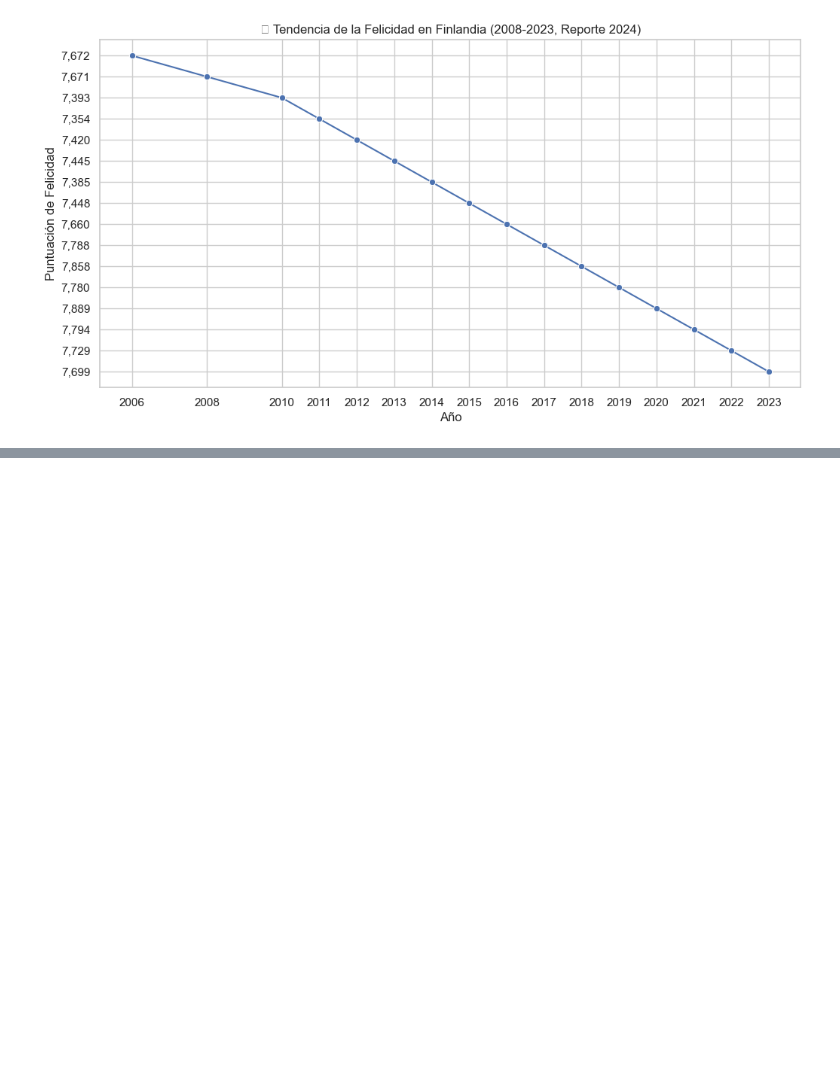
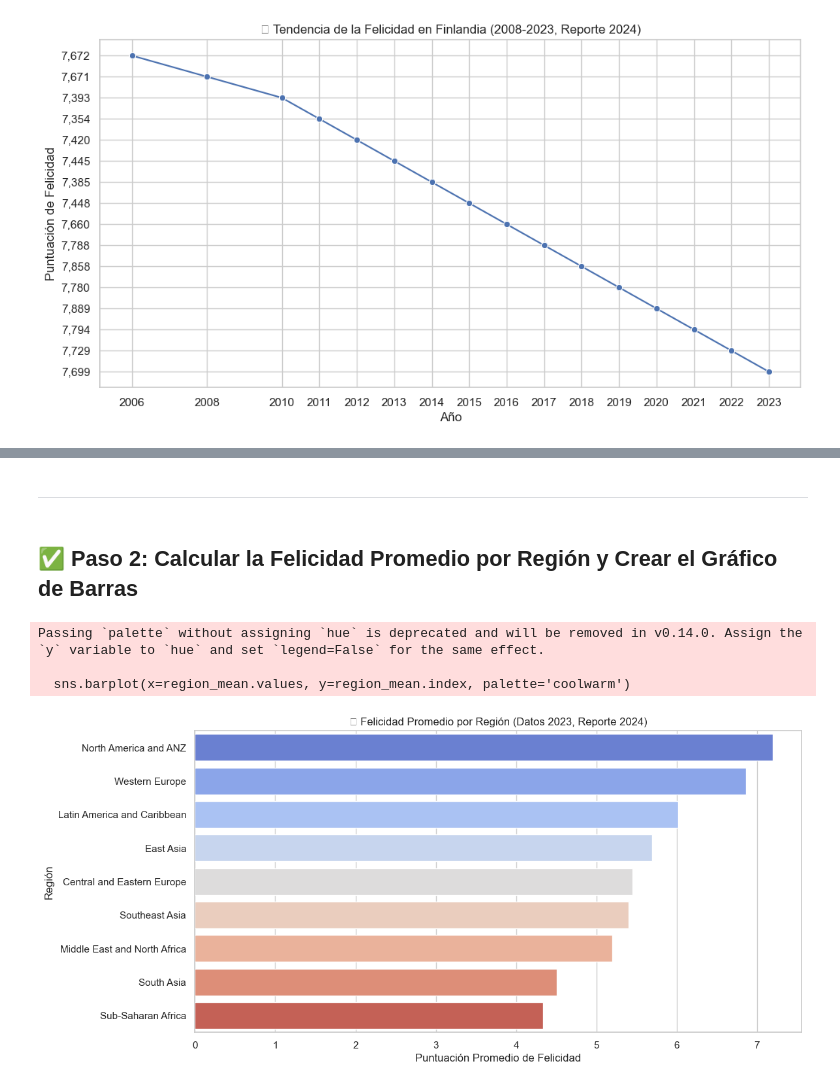
Before and after one commit to MLopezCastro/World-Happiness-2024, a Jupyter notebook: World Happiness 2024.ipynb, the cells around one changed output, grey strips where cells are left out. Drawn from its saved outputs; the diff is of its cells as text; code cells hidden in the pictures; blank space fills up the shorter version.

```diff
--- a/World Happiness 2024.ipynb
+++ b/World Happiness 2024.ipynb
@@ -235,0 +623,3 @@ plt.show()
+# %%
+# Crear la nueva columna 'Region' usando el diccionario de regiones
+clean_data_table['Region'] = clean_data_table['Country name'].map(regiones)
@@ -235,0 +657,20 @@ plt.show()
+# %% [markdown]
+---------
+# %% [markdown]
+## ✅ Paso 2: Calcular la Felicidad Promedio por Región y Crear el Gráfico de Barras ##
+# %%
+# Calcular la felicidad promedio por región
+region_mean = clean_data_table.groupby('Region')['Life Ladder'].mean().sort_values(ascending=False)
+
+# Crear un gráfico de barras
+plt.figure(figsize=(12, 6))
+sns.barplot(x=region_mean.values, y=region_mean.index, palette='coolwarm')
+plt.title('🌍 Felicidad Promedio por Región (Datos 2023, Reporte 2024)')
+plt.xlabel('Puntuación Promedio de Felicidad')
+plt.ylabel('Región')
+plt.show()
+# %% [output]
+Passing `palette` without assigning `hue` is deprecated and will be removed in v0.14.0. Assign the `y` variable to `hue` and set `legend=False` for the same effect.
+
+  sns.barplot(x=region_mean.values, y=region_mean.index, palette='coolwarm')
+[figure, added]
```
Also changed, not shown: parts of 39 cells of this notebook.
